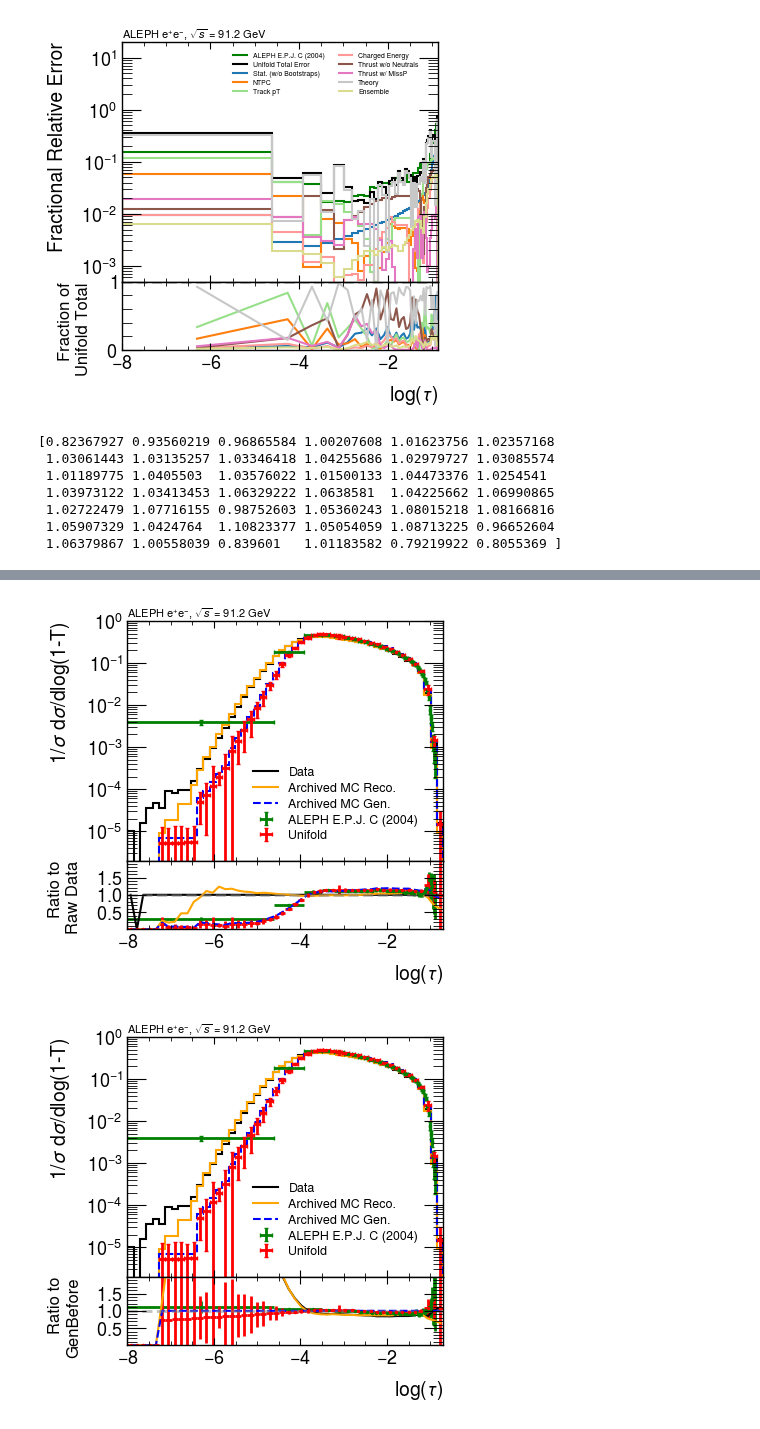
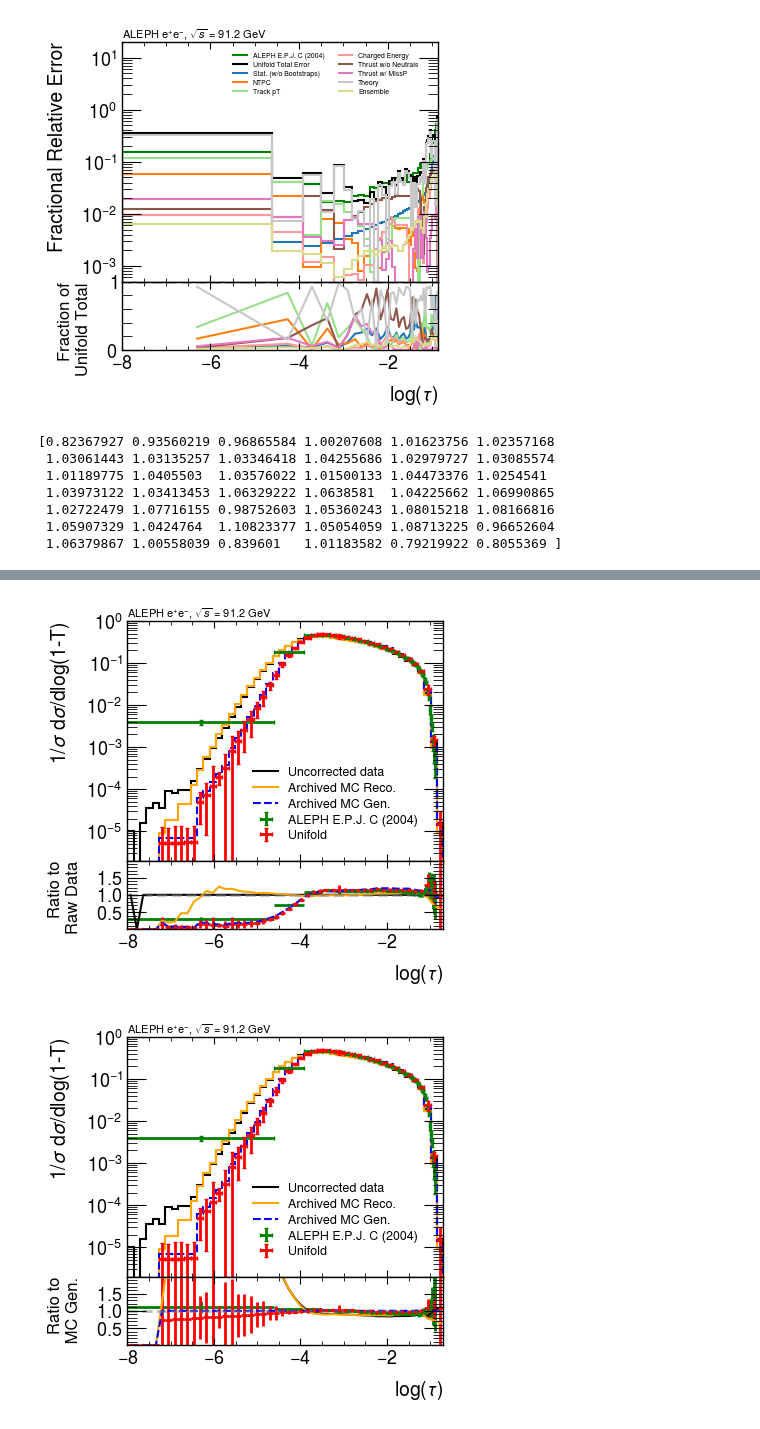
Before and after one commit to badeaa3/unfold-ee-logtau, a Jupyter notebook: Plotting/VisualizeResult.ipynb, the cells around one changed output, grey strips where cells are left out. Cells and saved outputs as stored; diff of their text form; code cells hidden in the pictures.

```diff
--- a/Plotting/VisualizeResult.ipynb
+++ b/Plotting/VisualizeResult.ipynb
@@ -403,7 +403,7 @@ for key, val in conf.items():
             ax2_ylabel = f'Ratio to\nRaw Data'
         elif ratioTo == "genBefore":
             ratio_denom = [plots[key][f"mc_genBefore_{binType}"], plots[key][f"mc_genBefore_aleph"]]
-            ax2_ylabel = f'Ratio to\nGenBefore'
+            ax2_ylabel = f'Ratio to\n MC Gen.'
         else:
             print("nothing")
 
@@ -427,7 +427,7 @@ for key, val in conf.items():
         inPlots = {}
         inPlots["aleph"] = {"plotType": "errorbar", "x": val["aleph"]["x"], "y": val["aleph"]["y"], "color": "green", "label": 'ALEPH E.P.J. C (2004)', "xerr":val["aleph"]["xerr"], "yerr":val["aleph"]["yerr"]}
         inPlots["unifold"] = {"plotType": "errorbar", "x": bin_centers, "y": plots[key][f"unifold_{binType}_ensemble0"][0], "color": "red", "label": "Unifold", "xerr":binwidths/2, "yerr":errors[key][f"unifold_{binType}_ensemble0"]["total"]}
-        inPlots["data"] = {"plotType": "stairs", "x": bins, "y": plots[key][f"data_{binType}"][0], "color": "black", "label": "Data", "ls":"-"}
+        inPlots["data"] = {"plotType": "stairs", "x": bins, "y": plots[key][f"data_{binType}"][0], "color": "black", "label": "Uncorrected data", "ls":"-"}
         inPlots["mc_reco"] = {"plotType": "stairs", "x": bins, "y": plots[key][f"mc_reco_{binType}"][0], "color": "orange", "label": "Archived MC Reco.", "ls":"-"}
         inPlots["mc_genBefore"] = {"plotType": "stairs", "x": bins, "y": plots[key][f"mc_genBefore_{binType}"][0], "color": "blue", "label": "Archived MC Gen.", "ls":"--"}
 
@@ -447,2 +447,2 @@ for key, val in conf.items():
-[figure, old version]
+[figure, new version]
-[figure, old version]
+[figure, new version]
```
Also changed, not shown: parts of 1 cell of this notebook, 2 other files.
